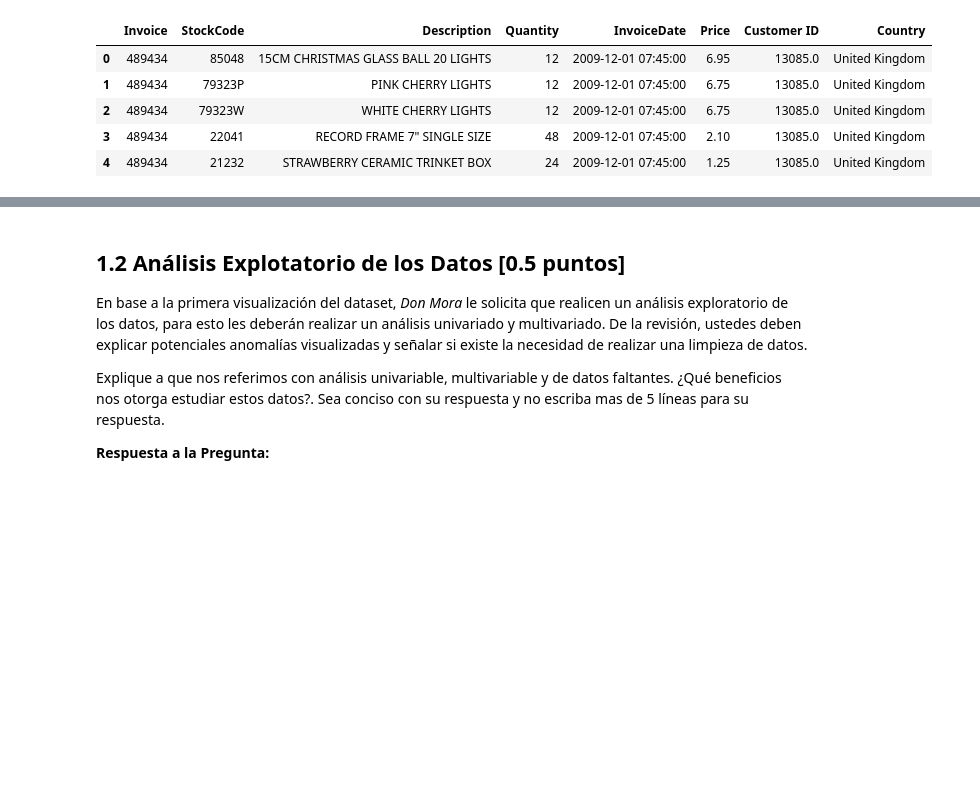
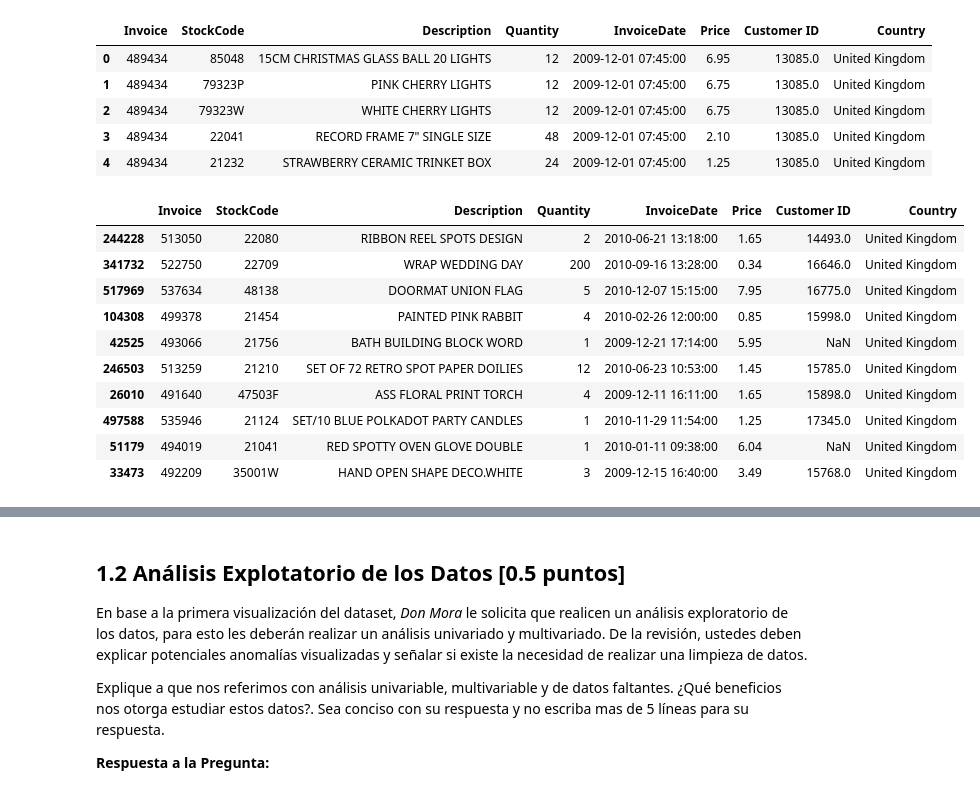
Before and after one commit to BnjmnNicholas/MDS7202-2023-2, a Jupyter notebook: LAB 6/Laboratorio6_Enunciado.ipynb, the cells around one changed output, grey strips where cells are left out. Saved outputs shown, nothing was run; the diff lists cells and outputs as text; code cells hidden in the pictures; blank space fills up the shorter version.

```diff
--- a/LAB 6/Laboratorio6_Enunciado.ipynb
+++ b/LAB 6/Laboratorio6_Enunciado.ipynb
@@ -84,3 +84,17 @@ df_retail.head()
 | 2 | 489434 | 79323W | WHITE CHERRY LIGHTS | 12 | 2009-12-01 07:45:00 | 6.75 | 13085.0 | United Kingdom |
 | 3 | 489434 | 22041 | RECORD FRAME 7" SINGLE SIZE | 48 | 2009-12-01 07:45:00 | 2.10 | 13085.0 | United Kingdom |
 | 4 | 489434 | 21232 | STRAWBERRY CERAMIC TRINKET BOX | 24 | 2009-12-01 07:45:00 | 1.25 | 13085.0 | United Kingdom |
+# %%
+df_retail.sample(10)
+# %% [output]
+|  | Invoice | StockCode | Description | Quantity | InvoiceDate | Price | Customer ID | Country |
+| 244228 | 513050 | 22080 | RIBBON REEL SPOTS DESIGN | 2 | 2010-06-21 13:18:00 | 1.65 | 14493.0 | United Kingdom |
+| 341732 | 522750 | 22709 | WRAP WEDDING DAY | 200 | 2010-09-16 13:28:00 | 0.34 | 16646.0 | United Kingdom |
+| 517969 | 537634 | 48138 | DOORMAT UNION FLAG | 5 | 2010-12-07 15:15:00 | 7.95 | 16775.0 | United Kingdom |
+| 104308 | 499378 | 21454 | PAINTED PINK RABBIT | 4 | 2010-02-26 12:00:00 | 0.85 | 15998.0 | United Kingdom |
+| 42525 | 493066 | 21756 | BATH BUILDING BLOCK WORD | 1 | 2009-12-21 17:14:00 | 5.95 | NaN | United Kingdom |
+| 246503 | 513259 | 21210 | SET OF 72 RETRO SPOT PAPER DOILIES | 12 | 2010-06-23 10:53:00 | 1.45 | 15785.0 | United Kingdom |
+| 26010 | 491640 | 47503F | ASS FLORAL PRINT TORCH | 4 | 2009-12-11 16:11:00 | 1.65 | 15898.0 | United Kingdom |
+| 497588 | 535946 | 21124 | SET/10 BLUE POLKADOT PARTY CANDLES | 1 | 2010-11-29 11:54:00 | 1.25 | 17345.0 | United Kingdom |
+| 51179 | 494019 | 21041 | RED SPOTTY OVEN GLOVE DOUBLE | 1 | 2010-01-11 09:38:00 | 6.04 | NaN | United Kingdom |
+| 33473 | 492209 | 35001W | HAND OPEN SHAPE DECO.WHITE | 3 | 2009-12-15 16:40:00 | 3.49 | 15768.0 | United Kingdom |
```
Also changed, not shown: parts of 13 cells of this notebook.
